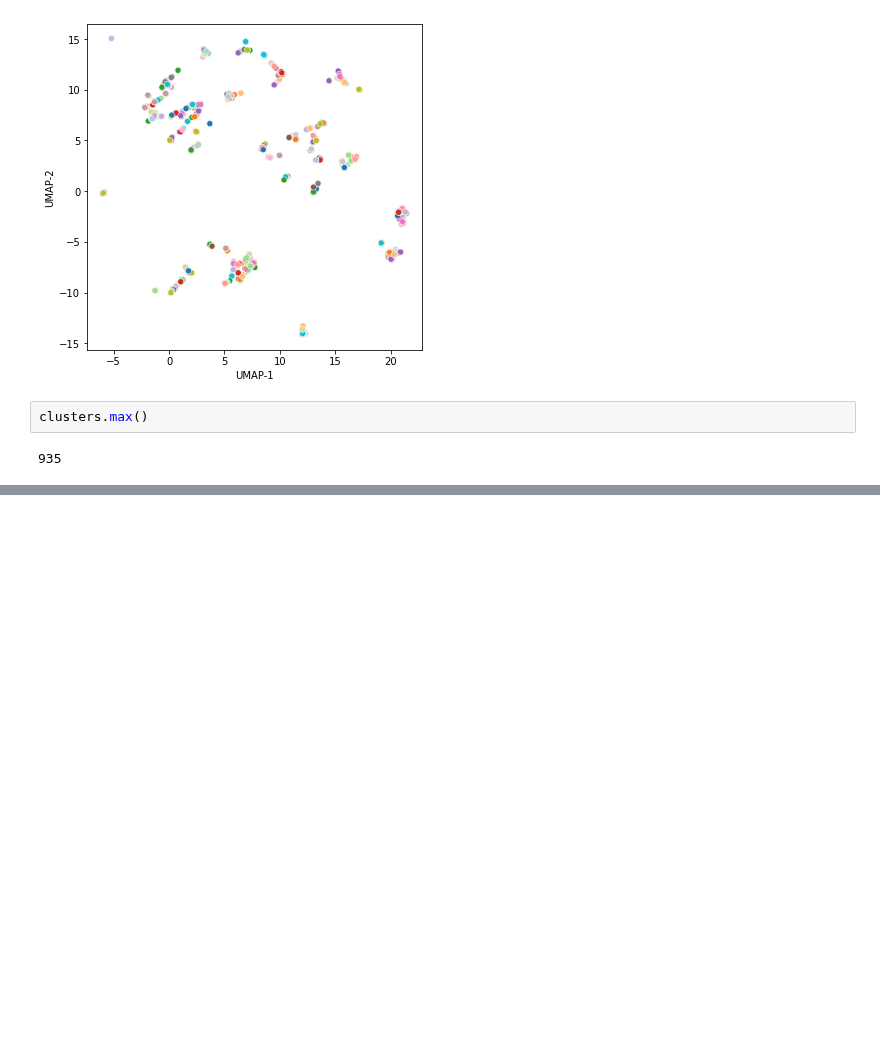
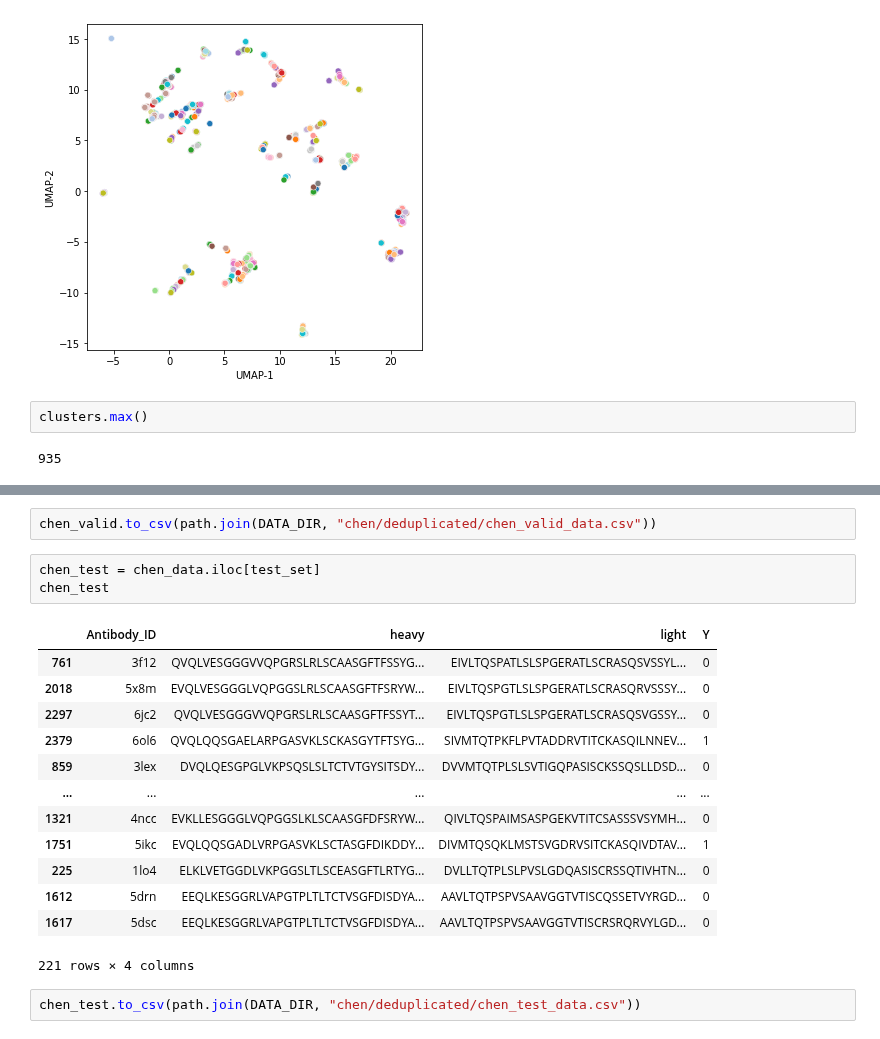
Before and after one commit to kvetab/di-pred, a Jupyter notebook: notebooks/data_processing/01c-data-split-deduplicated.ipynb, the cells around one changed output, grey strips where cells are left out. Cells and saved outputs as stored; diff of their text form; blank space fills up the shorter version.

```diff
--- a/notebooks/data_processing/01c-data-split-deduplicated.ipynb
+++ b/notebooks/data_processing/01c-data-split-deduplicated.ipynb
@@ -155,0 +222,21 @@ clusters.max()
+# %%
+chen_valid.to_csv(path.join(DATA_DIR, "chen/deduplicated/chen_valid_data.csv"))
+# %%
+chen_test = chen_data.iloc[test_set]
+chen_test
+# %% [output]
+|  | Antibody_ID | heavy | light | Y |
+| 761 | 3f12 | QVQLVESGGGVVQPGRSLRLSCAASGFTFSSYG... | EIVLTQSPATLSLSPGERATLSCRASQSVSSYL... | 0 |
+| 2018 | 5x8m | EVQLVESGGGLVQPGGSLRLSCAASGFTFSRYW... | EIVLTQSPGTLSLSPGERATLSCRASQRVSSSY... | 0 |
+| 2297 | 6jc2 | QVQLVESGGGVVQPGRSLRLSCAASGFTFSSYT... | EIVLTQSPGTLSLSPGERATLSCRASQSVGSSY... | 0 |
+| 2379 | 6ol6 | QVQLQQSGAELARPGASVKLSCKASGYTFTSYG... | SIVMTQTPKFLPVTADDRVTITCKASQILNNEV... | 1 |
+| 859 | 3lex | DVQLQESGPGLVKPSQSLSLTCTVTGYSITSDY... | DVVMTQTPLSLSVTIGQPASISCKSSQSLLDSD... | 0 |
+| ... | ... | ... | ... | ... |
+| 1321 | 4ncc | EVKLLESGGGLVQPGGSLKLSCAASGFDFSRYW... | QIVLTQSPAIMSASPGEKVTITCSASSSVSYMH... | 0 |
+| 1751 | 5ikc | EVQLQQSGADLVRPGASVKLSCTASGFDIKDDY... | DIVMTQSQKLMSTSVGDRVSITCKASQIVDTAV... | 1 |
+| 225 | 1lo4 | ELKLVETGGDLVKPGGSLTLSCEASGFTLRTYG... | DVLLTQTPLSLPVSLGDQASISCRSSQTIVHTN... | 0 |
+| 1612 | 5drn | EEQLKESGGRLVAPGTPLTLTCTVSGFDISDYA... | AAVLTQTPSPVSAAVGGTVTISCQSSETVYRGD... | 0 |
+| 1617 | 5dsc | EEQLKESGGRLVAPGTPLTLTCTVSGFDISDYA... | AAVLTQTPSPVSAAVGGTVTISCRSRQRVYLGD... | 0 |
+221 rows × 4 columns
+# %%
+chen_test.to_csv(path.join(DATA_DIR, "chen/deduplicated/chen_test_data.csv"))
```
Also changed, not shown: parts of 14 cells of this notebook, 9 other files.
